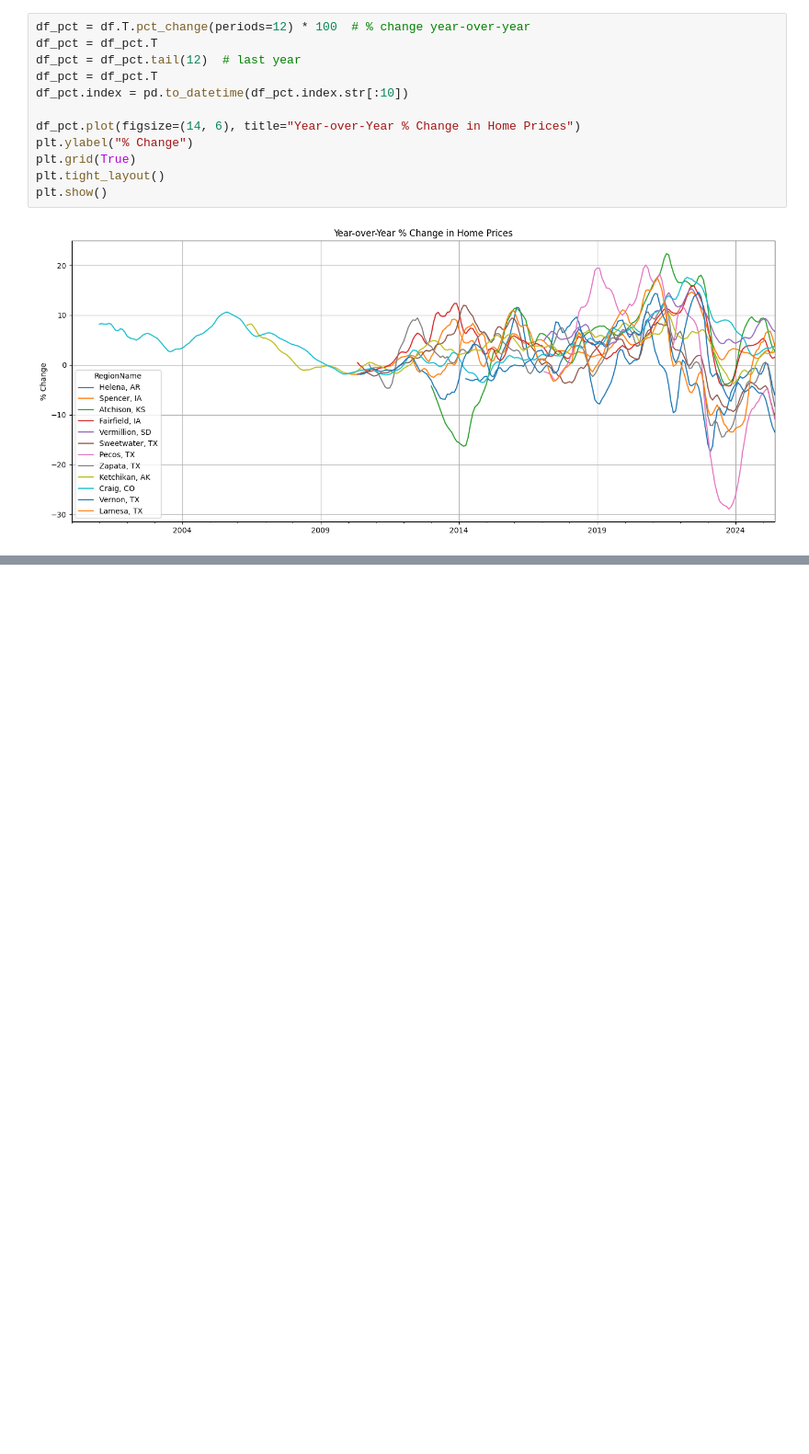
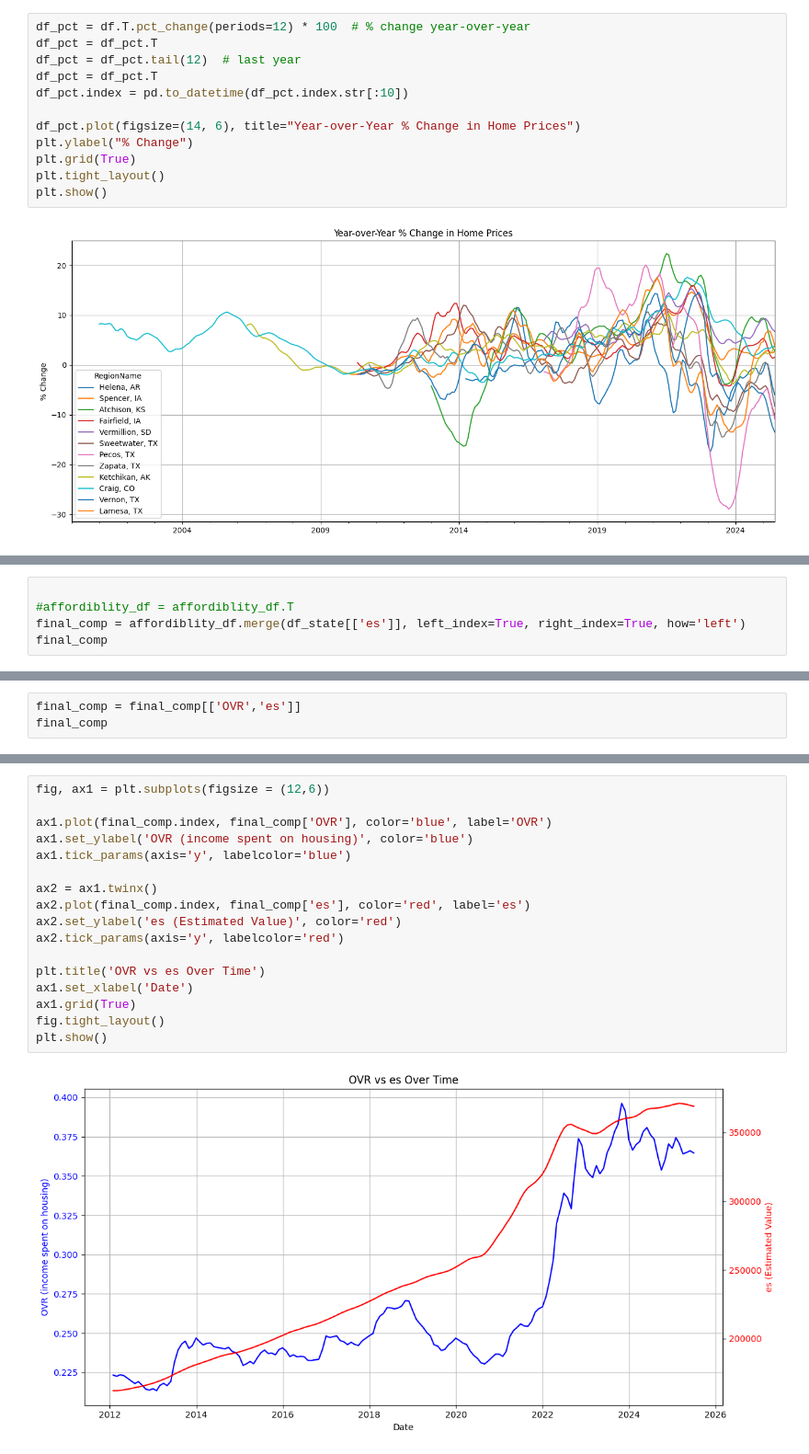
Before and after one commit to GeordieJones/Extra_Practice, a Jupyter notebook: home_tracking/filtering_zhvi.ipynb, the cells around one changed output, grey strips where cells are left out. Shown at 92% size. Cells and saved outputs as stored; diff of their text form; blank space fills up the shorter version.

```diff
--- a/home_tracking/filtering_zhvi.ipynb
+++ b/home_tracking/filtering_zhvi.ipynb
@@ -120,0 +289,5 @@ plt.show()
+# %%
+
+#affordiblity_df = affordiblity_df.T
+final_comp = affordiblity_df.merge(df_state[['es']], left_index=True, right_index=True, how='left')
+final_comp
@@ -120,0 +308,3 @@ plt.show()
+# %%
+final_comp = final_comp[['OVR','es']]
+final_comp
@@ -120,0 +325,19 @@ plt.show()
+# %%
+fig, ax1 = plt.subplots(figsize = (12,6))
+
+ax1.plot(final_comp.index, final_comp['OVR'], color='blue', label='OVR')
+ax1.set_ylabel('OVR (income spent on housing)', color='blue')
+ax1.tick_params(axis='y', labelcolor='blue')
+
+ax2 = ax1.twinx()
+ax2.plot(final_comp.index, final_comp['es'], color='red', label='es')
+ax2.set_ylabel('es (Estimated Value)', color='red')
+ax2.tick_params(axis='y', labelcolor='red')
+
+plt.title('OVR vs es Over Time')
+ax1.set_xlabel('Date')
+ax1.grid(True)
+fig.tight_layout()
+plt.show()
+# %% [output]
+[figure, added]
```
Also changed, not shown: parts of 15 cells of this notebook, 1 other file.
